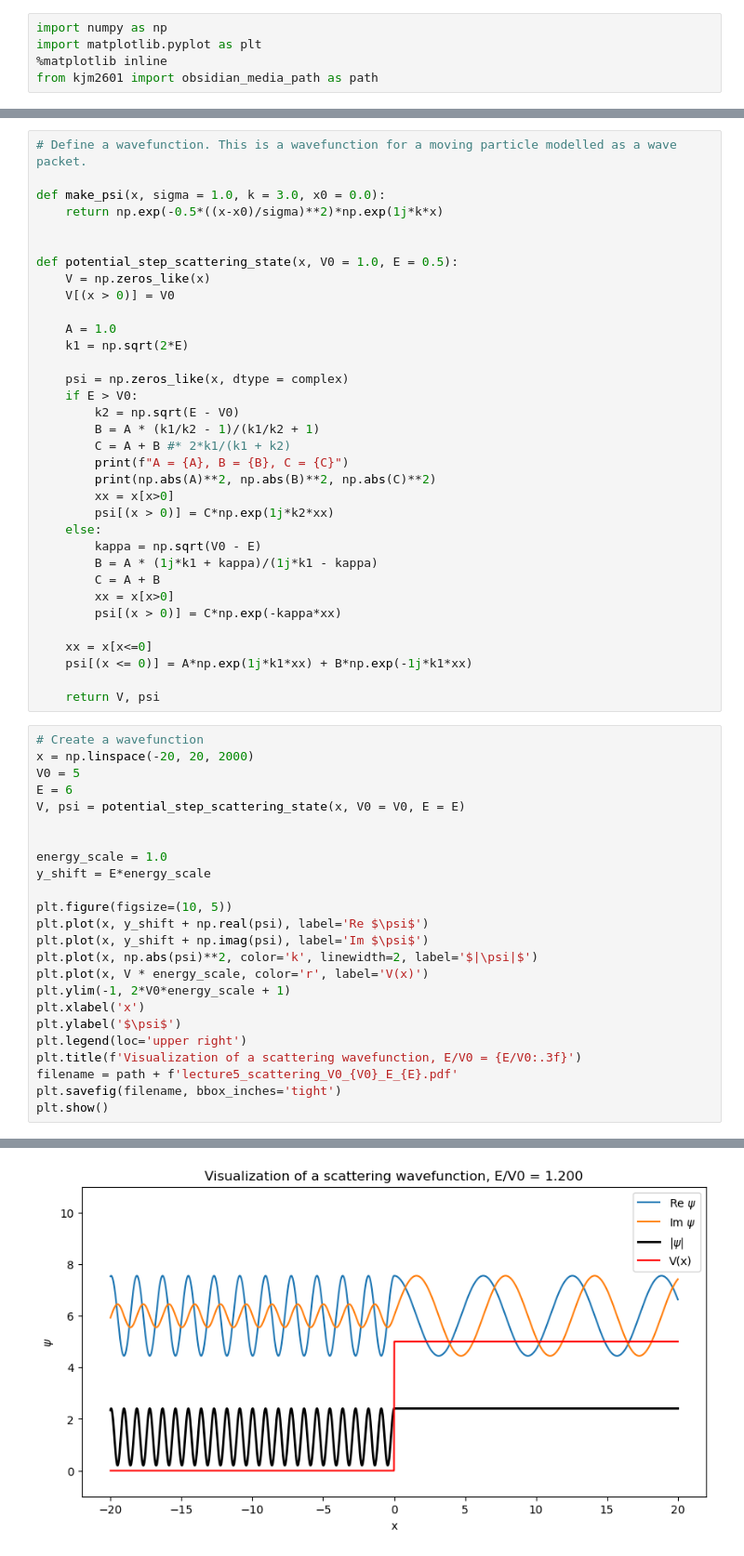
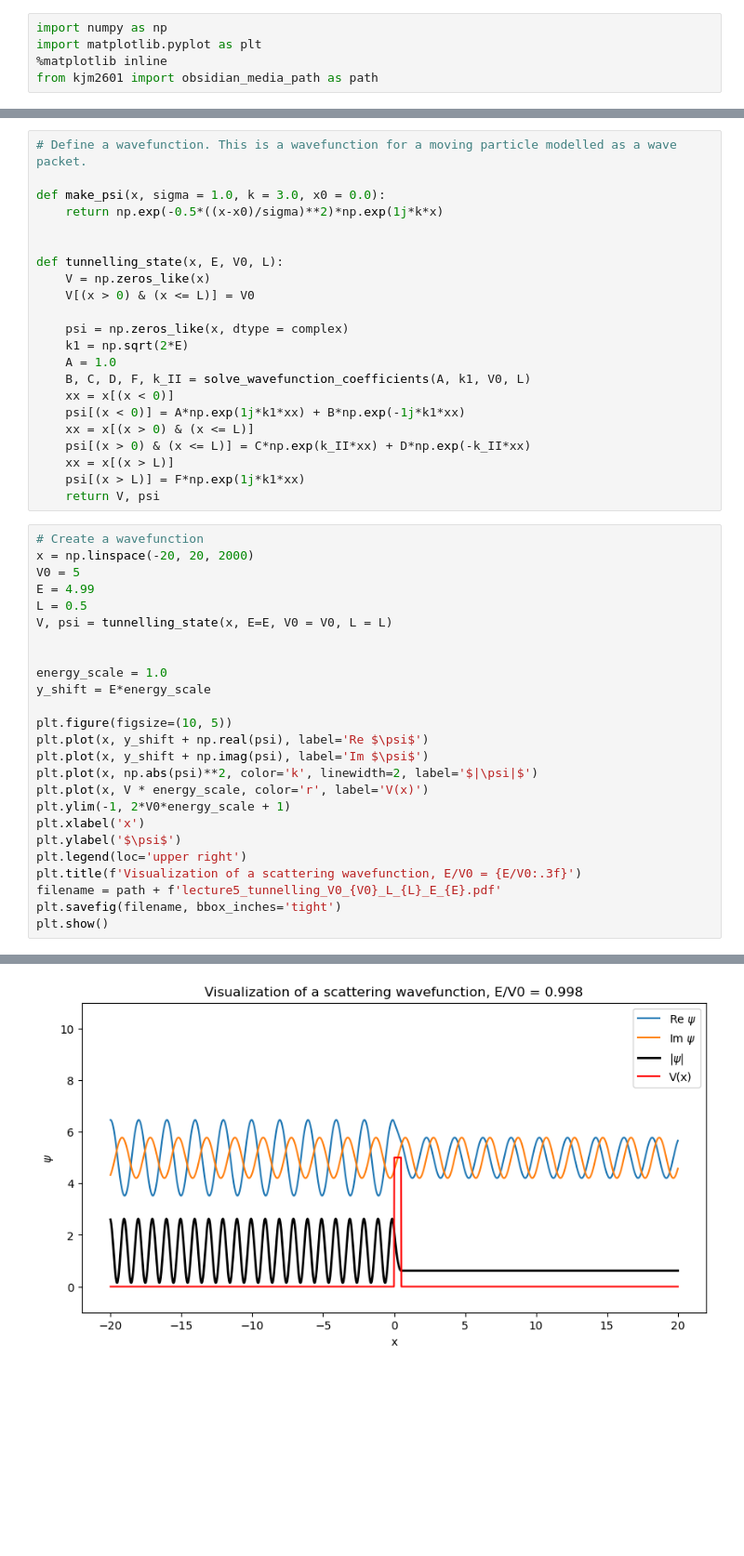
Before and after one commit to simenkva/kjm2601, a Jupyter notebook: src/python/lecture5_tunnelingpotential_barrier.ipynb, the cells around one changed output, grey strips where cells are left out. Shown: that part at 93% size. Cells and saved outputs as stored; diff of their text form; blank space fills up the shorter version.

```diff
--- a/src/python/lecture5_tunnelingpotential_barrier.ipynb
+++ b/src/python/lecture5_tunnelingpotential_barrier.ipynb
@@ -10,39 +66,28 @@ def make_psi(x, sigma = 1.0, k = 3.0, x0 = 0.0):
     return np.exp(-0.5*((x-x0)/sigma)**2)*np.exp(1j*k*x)
 
 
-def potential_step_scattering_state(x, V0 = 1.0, E = 0.5):
+def tunnelling_state(x, E, V0, L):
     V = np.zeros_like(x)
-    V[(x > 0)] = V0
-
-    A = 1.0
-    k1 = np.sqrt(2*E)
+    V[(x > 0) & (x <= L)] = V0
 
     psi = np.zeros_like(x, dtype = complex)
-    if E > V0:
-        k2 = np.sqrt(E - V0)
-        B = A * (k1/k2 - 1)/(k1/k2 + 1)
-        C = A + B #* 2*k1/(k1 + k2)
-        print(f"A = {A}, B = {B}, C = {C}")
-        print(np.abs(A)**2, np.abs(B)**2, np.abs(C)**2)
-        xx = x[x>0]
-        psi[(x > 0)] = C*np.exp(1j*k2*xx)
-    else:
-        kappa = np.sqrt(V0 - E)
-        B = A * (1j*k1 + kappa)/(1j*k1 - kappa)
-        C = A + B
-        xx = x[x>0]
-        psi[(x > 0)] = C*np.exp(-kappa*xx)
-
-    xx = x[x<=0]
-    psi[(x <= 0)] = A*np.exp(1j*k1*xx) + B*np.exp(-1j*k1*xx)
-
+    k1 = np.sqrt(2*E)
+    A = 1.0
+    B, C, D, F, k_II = solve_wavefunction_coefficients(A, k1, V0, L)
+    xx = x[(x < 0)]
+    psi[(x < 0)] = A*np.exp(1j*k1*xx) + B*np.exp(-1j*k1*xx)
+    xx = x[(x > 0) & (x <= L)]
+    psi[(x > 0) & (x <= L)] = C*np.exp(k_II*xx) + D*np.exp(-k_II*xx)
+    xx = x[(x > L)]
+    psi[(x > L)] = F*np.exp(1j*k1*xx)
     return V, psi
 # %%
 # Create a wavefunction
 x = np.linspace(-20, 20, 2000)
 V0 = 5
-E = 6
-V, psi = potential_step_scattering_state(x, V0 = V0, E = E)
+E = 4.99
+L = 0.5
+V, psi = tunnelling_state(x, E=E, V0 = V0, L = L)
 
 
 energy_scale = 1.0
@@ -58,7 +103,7 @@ plt.xlabel('x')
 plt.ylabel('$\psi$')
 plt.legend(loc='upper right')
 plt.title(f'Visualization of a scattering wavefunction, E/V0 = {E/V0:.3f}')
-filename = path + f'lecture5_scattering_V0_{V0}_E_{E}.pdf'
+filename = path + f'lecture5_tunnelling_V0_{V0}_L_{L}_E_{E}.pdf'
 plt.savefig(filename, bbox_inches='tight')
 plt.show()
 # %% [output]
@@ -67,4 +110,4 @@ A = 1.0, B = 0.5519815245204083, C = 1.5519815245204083
-[figure, old version]
+[figure, new version]
 # %%
 dpsidx = np.gradient(psi, x[1] - x[0])
 plt.figure(figsize=(10, 5))
```
Also changed, not shown: parts of 3 cells of this notebook, 9 other files.
